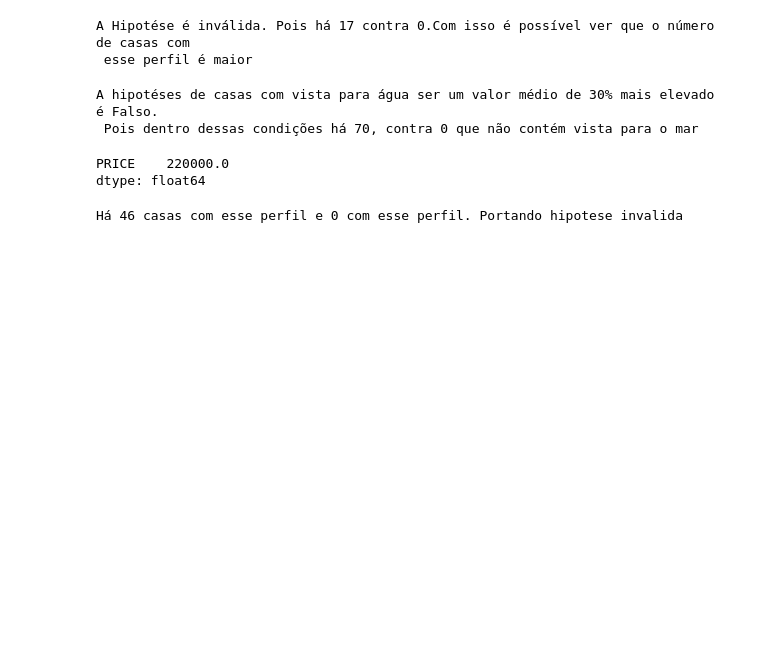
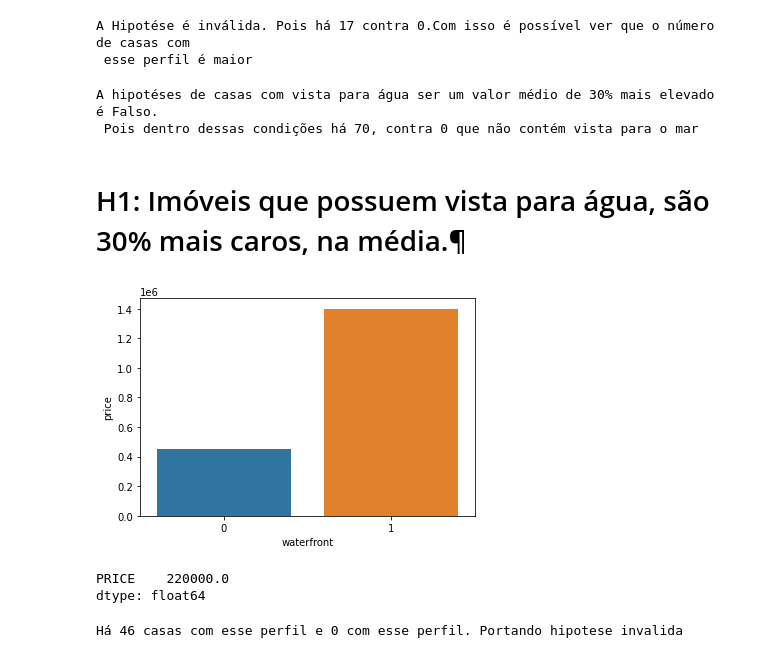
Before and after one commit to guiaraujofreitas/python_do_zero, a Jupyter notebook: Projetos_de_Insights_HouseRocket.ipynb, the cells around one changed output. Cells and saved outputs as stored; diff of their text form; code cells hidden in the pictures; blank space fills up the shorter version.

```diff
--- a/Projetos_de_Insights_HouseRocket.ipynb
+++ b/Projetos_de_Insights_HouseRocket.ipynb
@@ -201,6 +186,23 @@ print('A hipotéses de casas com vista para água ser um valor médio de 30% mai
 # %% [output]
 A hipotéses de casas com vista para água ser um valor médio de 30% mais elevado é Falso.
  Pois dentro dessas condições há 70, contra 0 que não contém vista para o mar
+# %% [markdown]
+# H1: Imóveis que possuem vista para água, são 30% mais caros, na média.¶
+# %%
+#df.loc[df['waterfront']==1].count()
+#df.loc[df['waterfront']==0].count()
+f_h1 = df[['waterfront','price']].groupby('waterfront').median().reset_index()
+
+#calculando a diferença em %
+
+# Valor da casa c/vista para o mar / Valor da casa s/vista p/mar
+porcentagem = np.round((f_h1['price'].loc[1]/ f_h1['price'].loc[0] -1) *100,2)
+
+#plotando o gráfico
+
+sns.barplot(x= 'waterfront', y='price', data = f_h1);
+# %% [output]
+[figure, added]
 # %%
 #H2: Imóveis com data de construção menor que 1955, são 50% mais baratos, na média
 # selecionar coluna mediana de construção (yr_built)
```
Also changed, not shown: parts of 13 cells of this notebook.
